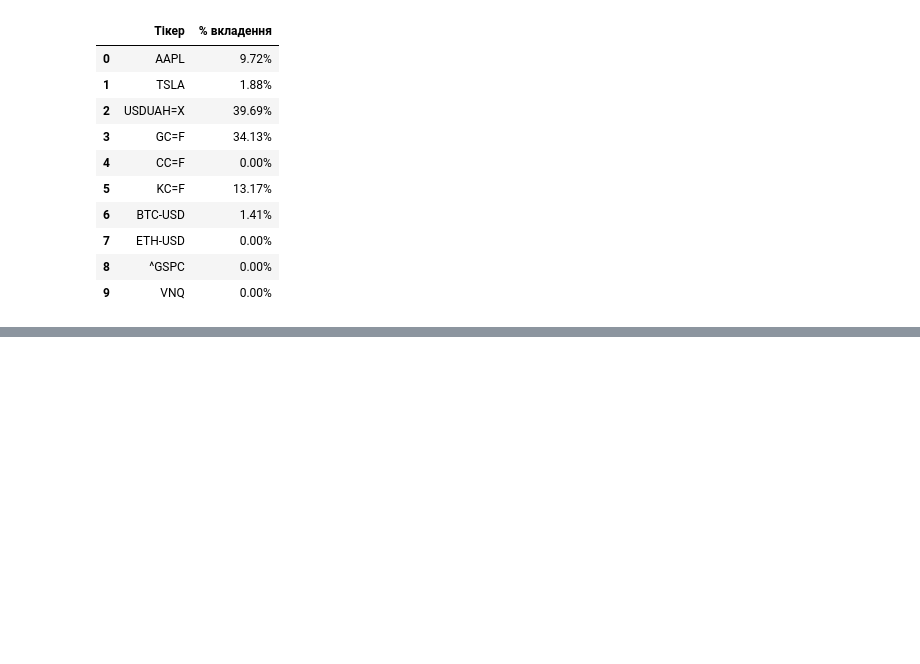
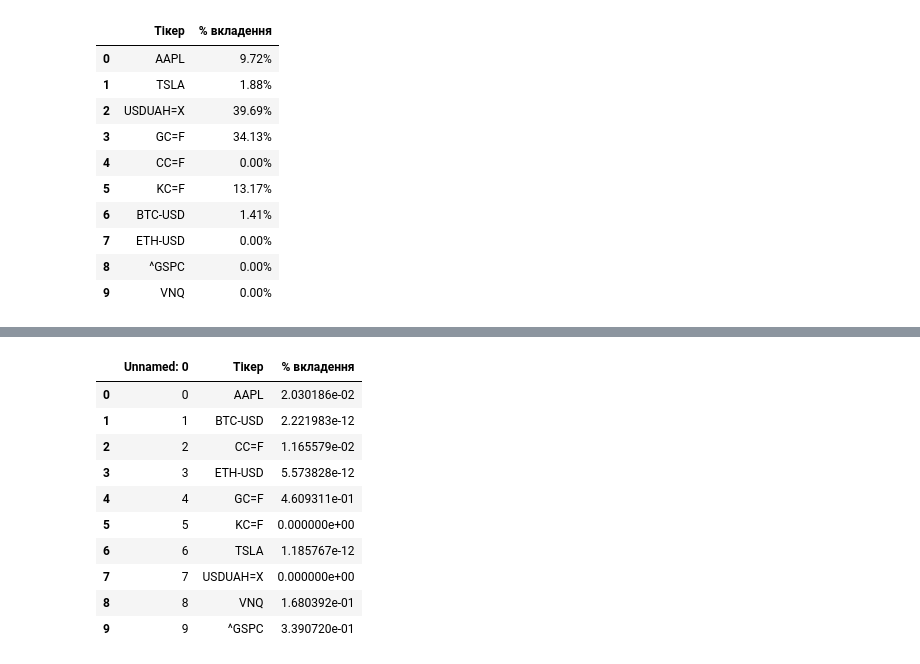
Before and after one commit to sergevice/investorgame, a Jupyter notebook: jupyter_test.ipynb, the cells around one changed output, grey strips where cells are left out. Cells and saved outputs as stored; diff of their text form; code cells hidden in the pictures; blank space fills up the shorter version.

```diff
--- a/jupyter_test.ipynb
+++ b/jupyter_test.ipynb
@@ -617,0 +648,16 @@ markowitz_yield_forecasted
+# %%
+test = pd.read_csv("markowitz_portfolio_forecasted.csv")
+# %%
+test
+# %% [output]
+|  | Unnamed: 0 | Тікер | % вкладення |
+| 0 | 0 | AAPL | 2.030186e-02 |
+| 1 | 1 | BTC-USD | 2.221983e-12 |
+| 2 | 2 | CC=F | 1.165579e-02 |
+| 3 | 3 | ETH-USD | 5.573828e-12 |
+| 4 | 4 | GC=F | 4.609311e-01 |
+| 5 | 5 | KC=F | 0.000000e+00 |
+| 6 | 6 | TSLA | 1.185767e-12 |
+| 7 | 7 | USDUAH=X | 0.000000e+00 |
+| 8 | 8 | VNQ | 1.680392e-01 |
+| 9 | 9 | ^GSPC | 3.390720e-01 |
```
Also changed, not shown: parts of 31 cells of this notebook, 37 other files.
